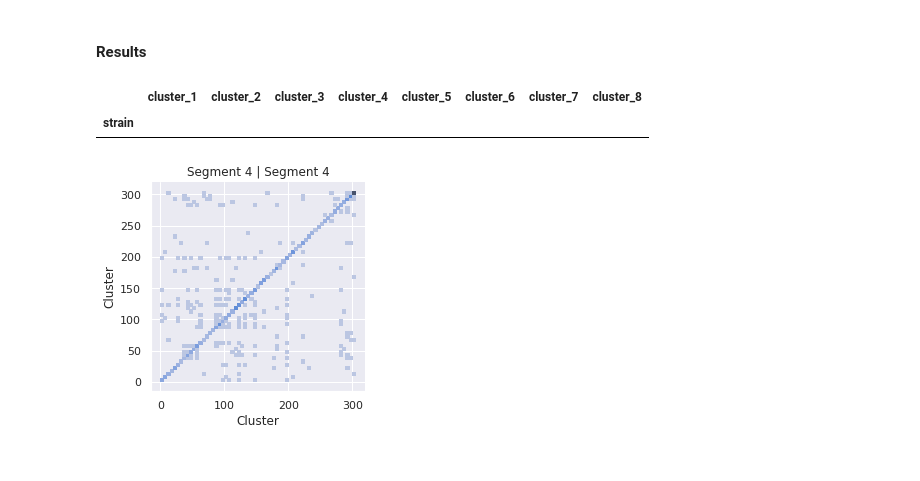
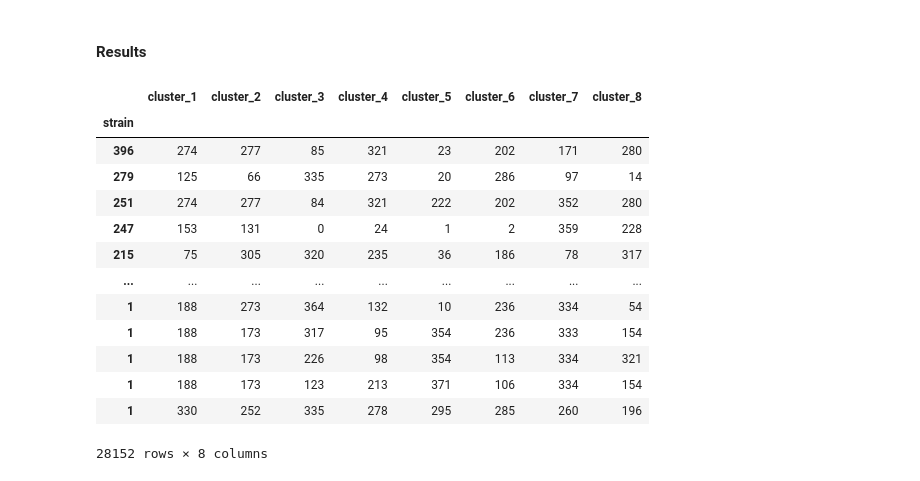
Before and after one commit to ahenoch/Masterthesis, a Jupyter notebook: Masterthesis.ipynb, the cells around one changed output. Cells and saved outputs as stored; diff of their text form; code cells hidden in the pictures.

```diff
--- a/Masterthesis.ipynb
+++ b/Masterthesis.ipynb
@@ -381,9 +380,13 @@ def get_epsilon(dataframe, metric):
     #unclustered_list = []
     epsilon_list = []
 
-    #approximation see above
     if metric == 'cosine':
         metric = 'euclidean'
+        rough = 0.1
+        fine = 0.01
+    else:
+        rough = 1.0
+        fine = 0.1
 
     clusterer_init = hdbscan.HDBSCAN(
         min_samples = 1,
@@ -413,16 +416,16 @@ def get_epsilon(dataframe, metric):
         #unclustered_list.append(label.count(-1))
         epsilon_list.append(epsilon)
 
-        epsilon = round(epsilon + 1.0, 2)
+        epsilon = round(epsilon + rough, 2)
 
     epsilon_best = epsilon_list[dbcv_list.index(max(dbcv_list))]
 
-    epsilon = round(epsilon_best - 1.0, 2)
+    epsilon = round(epsilon_best - rough, 2)
 
     if (epsilon < 0.0):
         epsilon = 0.0
 
-    epsilon_max = round(epsilon_best + 1.0, 2)
+    epsilon_max = round(epsilon_best + rough, 2)
     #dbcv_list = []
     #n_cluster_list = []
     #unclustered_list = []
@@ -447,7 +450,7 @@ def get_epsilon(dataframe, metric):
         #unclustered_list.append(label.count(-1))
         epsilon_list.append(epsilon)
 
-        epsilon = round(epsilon + 0.1, 2)
+        epsilon = round(epsilon + fine, 2)
 
     dbcv_best = max(dbcv_list)
     epsilon_best = epsilon_list[dbcv_list.index(dbcv_best)]
@@ -723,8 +726,8 @@ def subsplit(subtype):
 infile = '../Data/A.fasta'
 outfolder = 'output'
 create = 0
-segments = [4]
-metric = 'euclidean'
+segments = [1,2,3,4,5,6,7,8]
+metric = 'cosine'
 
 if not outfolder.endswith("/"):
     outfolder += "/"
@@ -911,7 +924,7 @@ def alignment(fasta, outfasta, outmsa, threads):
 
     fasta.to_csv(outfasta, header=None, index=True, sep='\n', mode='w')
 
-    mafft_cline = MafftCommandline(input=outfasta, thread=threads)
+    mafft_cline = MafftCommandline(input=outfasta, thread=threads,  treeout = True)
     stdout, stderr = mafft_cline()
 
     #os.remove('tmp.fasta')
@@ -919,6 +932,16 @@ def alignment(fasta, outfasta, outmsa, threads):
         handle.write(stdout)
 
     return(stdout)
+# %%
+def make_alignment(centroid, segment, threads):
+
+    fasta = centroid.query('segment == @segment & centroid == True').merge(genome, on = 'accession')[['cluster', 'genome']].reset_index()
+
+    fasta['name'] = fasta.accession.astype(str).str.cat(fasta.cluster.astype(str), sep='|')
+
+    #view_fasta(
+    alignment(fasta[['name', 'genome']].set_index('name'), outfolder + 'segment_' + str(segment) + '.fasta', outfolder + 'segment_' + str(segment) + '.msa', threads)
+    #)
 # %% [markdown]
 #### Main Pipeline
 
@@ -996,8 +995,21 @@ gacggttggtacggtttcaggcatcaaaattctgagggcacagg
 #### Results
 # %%
 display(interaction.sort_index(ascending = False))
-plot_merge(merge)
+#plot_merge(merge)
+make_alignment(centroid, 4, 6)
+make_alignment(centroid, 6, 6)
 # %% [output]
 |  | cluster_1 | cluster_2 | cluster_3 | cluster_4 | cluster_5 | cluster_6 | cluster_7 | cluster_8 |
 | strain |  |  |  |  |  |  |  |  |
+| 396 | 274 | 277 | 85 | 321 | 23 | 202 | 171 | 280 |
+| 279 | 125 | 66 | 335 | 273 | 20 | 286 | 97 | 14 |
+| 251 | 274 | 277 | 84 | 321 | 222 | 202 | 352 | 280 |
+| 247 | 153 | 131 | 0 | 24 | 1 | 2 | 359 | 228 |
+| 215 | 75 | 305 | 320 | 235 | 36 | 186 | 78 | 317 |
+| ... | ... | ... | ... | ... | ... | ... | ... | ... |
+| 1 | 188 | 273 | 364 | 132 | 10 | 236 | 334 | 54 |
+| 1 | 188 | 173 | 317 | 95 | 354 | 236 | 333 | 154 |
+| 1 | 188 | 173 | 226 | 98 | 354 | 113 | 334 | 321 |
+| 1 | 188 | 173 | 123 | 213 | 371 | 106 | 334 | 154 |
+| 1 | 330 | 252 | 335 | 278 | 295 | 285 | 260 | 196 |
-[figure, removed]
+28152 rows × 8 columns
```
Also changed, not shown: parts of 5 cells of this notebook, 1 other file.
